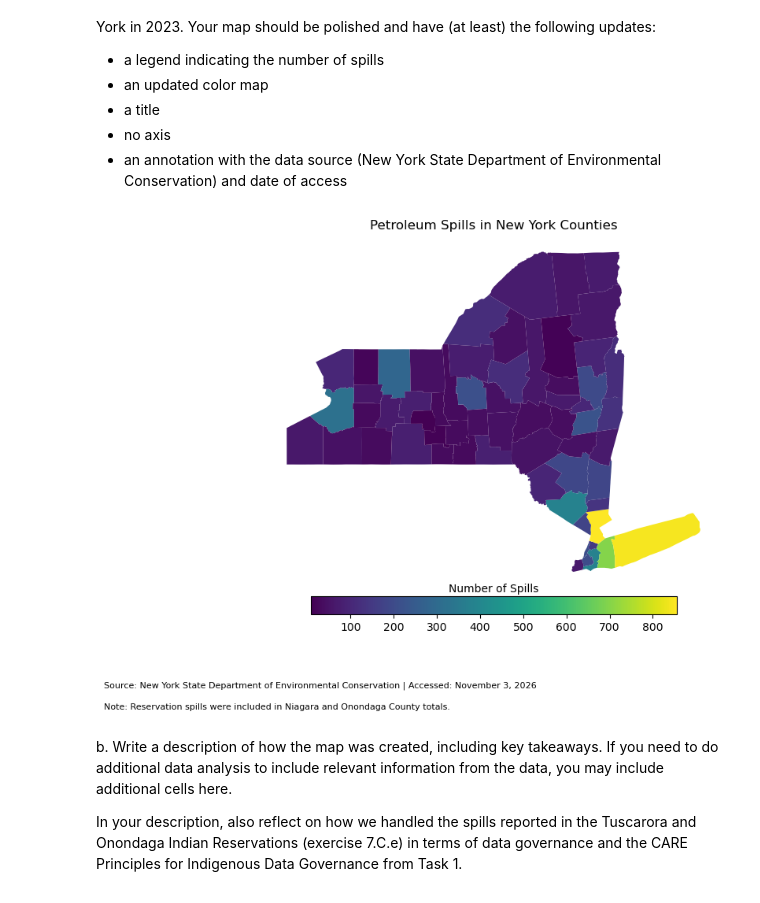
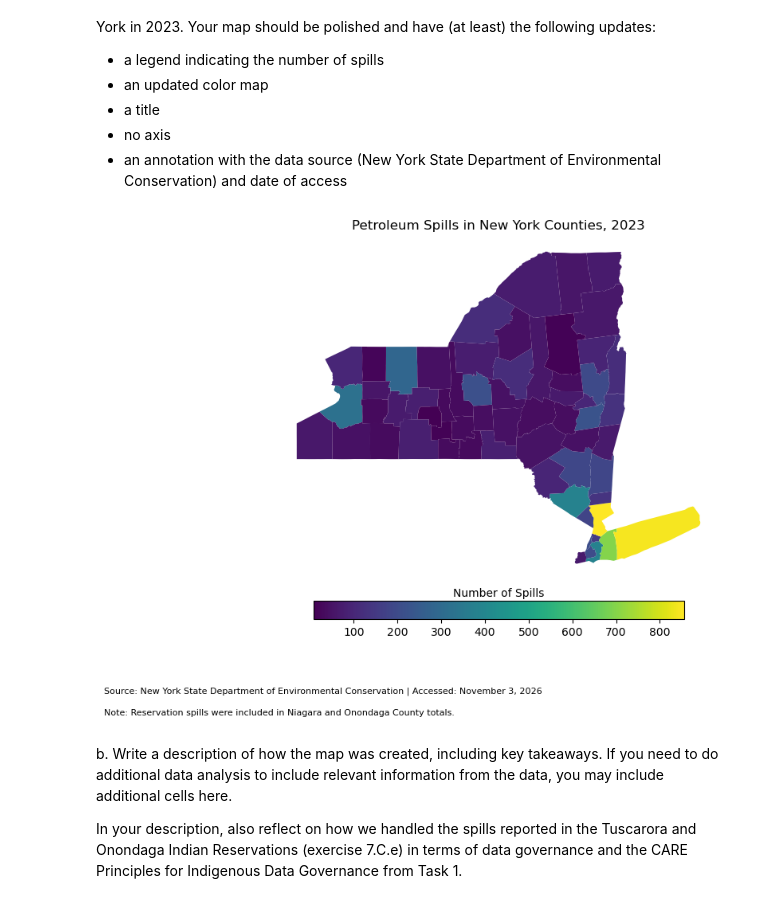
Before and after one commit to veronica-moran/eds220-hwk3, a Jupyter notebook: hwk3-task2-spills.ipynb, the cells around one changed output. Cells and saved outputs as stored; diff of their text form; code cells hidden in the pictures.

```diff
--- a/hwk3-task2-spills.ipynb
+++ b/hwk3-task2-spills.ipynb
@@ -199,7 +193,7 @@ In the next cell:
 If you are using file paths to access the data, these should be constructed using the `os` package.
 # %%
 fp = os.path.join('data', 'Spill_Incidents_20261103.csv')
-spills = gpd.read_file(fp)
+spills = pd.read_csv(fp)
 
 fp = os.path.join('data', 'tl_2026_us_county', 'tl_2026_us_county.shp')
 counties = gpd.read_file(fp)
@@ -756,10 +769,12 @@ ny_spills.loc[
 | 1 | Niagara | 97 |
 | 19 | Onondaga | 214 |
 # %%
-ny_spills.loc[ny_spills['county'] == 'Niagara', 'n_spills'] = 99
+# Updating spill counts in Niagara county and verifying
+ny_spills.loc[ny_spills['county'] == 'Niagara', 'n_spills'] += 2
 assert ny_spills.loc[ny_spills['county'] == 'Niagara', 'n_spills'].iloc[0] == 99
 
-ny_spills.loc[ny_spills['county'] == 'Onondaga', 'n_spills'] = 215
+# Updating spill counts in Onondaga county and verifying
+ny_spills.loc[ny_spills['county'] == 'Onondaga', 'n_spills'] += 1
 assert ny_spills.loc[ny_spills['county'] == 'Onondaga', 'n_spills'].iloc[0] == 215
 # %% [markdown]
 ## 8. Map
@@ -771,45 +786,42 @@ Your map should be polished and have (at least) the following updates:
 - no axis
 - an annotation with the data source (New York State Department of Environmental Conservation) and date of access
 # %%
+# Plotting New York  spills per county
 
 fig, ax = plt.subplots(figsize=(12, 7)) # Update figure size
 
-# Remove the axis for a cleaner map
+# Removing the axis
 ax.axis('off')
 
 # Title for the plot
-ax.set_title('Petroleum Spills in New York Counties',
-              fontsize=12)
+ax.set_title('Petroleum Spills in New York Counties, 2023',
+             fontsize=12)
 
-# Add electric power plants colored by energy source
+# Creating choropleth map of petroleum spills by county
 ny_spills.plot(ax=ax,
-                  column='n_spills',
-                  legend=True,
-                  cmap='viridis',
-                  legend_kwds={
-    'label': 'Number of Spills',
-    'orientation': 'horizontal',
-    'shrink': 0.5,
-    'pad': 0.02
-})
+               column='n_spills',
+               legend=True,
+               cmap='viridis',
+               legend_kwds={
+                   'label': 'Number of Spills',
+                   'orientation': 'horizontal',
+                   'shrink': 0.5,
+                   'pad': 0.05
+               })
 
-
-
+# Legend title above legend
 fig.axes[1].xaxis.set_label_position('top')
 
 # Data source and reservation note
 fig.text(0.1, 0.06,
          'Source: New York State Department of Environmental Conservation | Accessed: November 3, 2026',
          fontsize=8)
-
 fig.text(0.1, 0.02,
          'Note: Reservation spills were included in Niagara and Onondaga County totals.',
          fontsize=8)
-
-
 plt.show()
 # %% [output]
-[figure, old version]
+[figure, new version]
 # %% [markdown]
 b. Write a description of how the map was created, including key takeaways. If you need to do additional data analysis to include relevant information from the data, you may include additional cells here.
 
```
Also changed, not shown: parts of 44 cells of this notebook.
